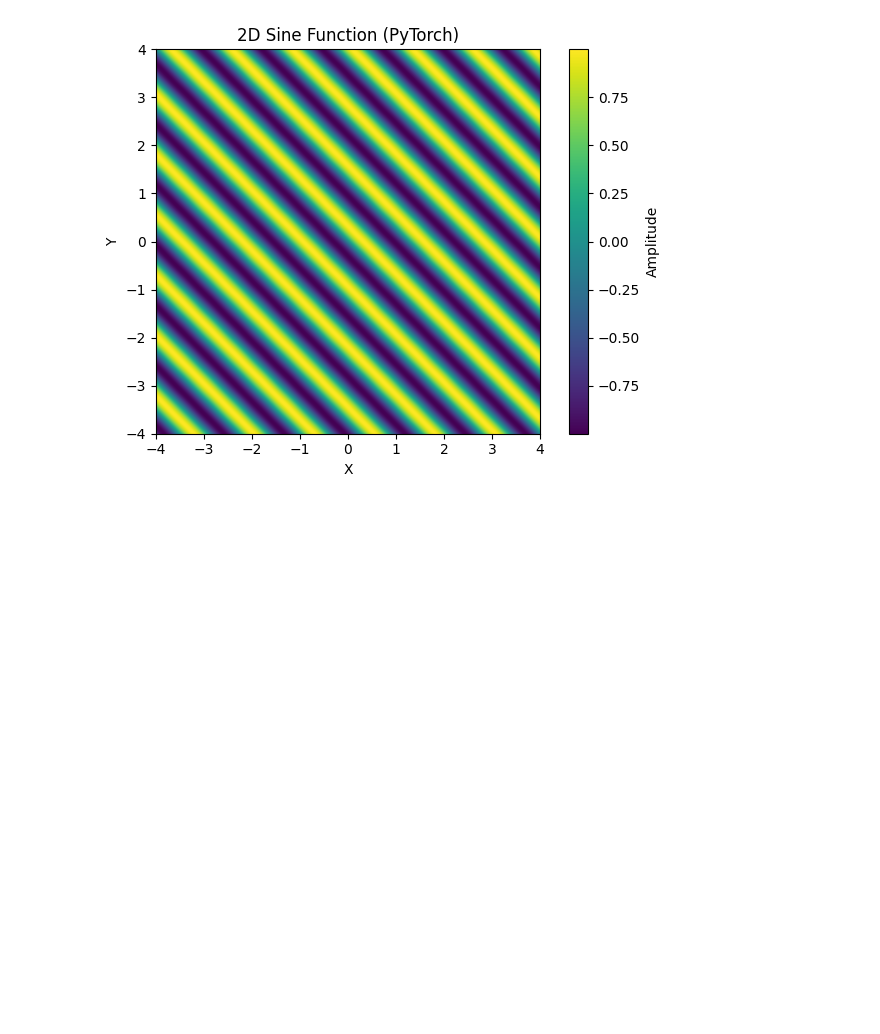
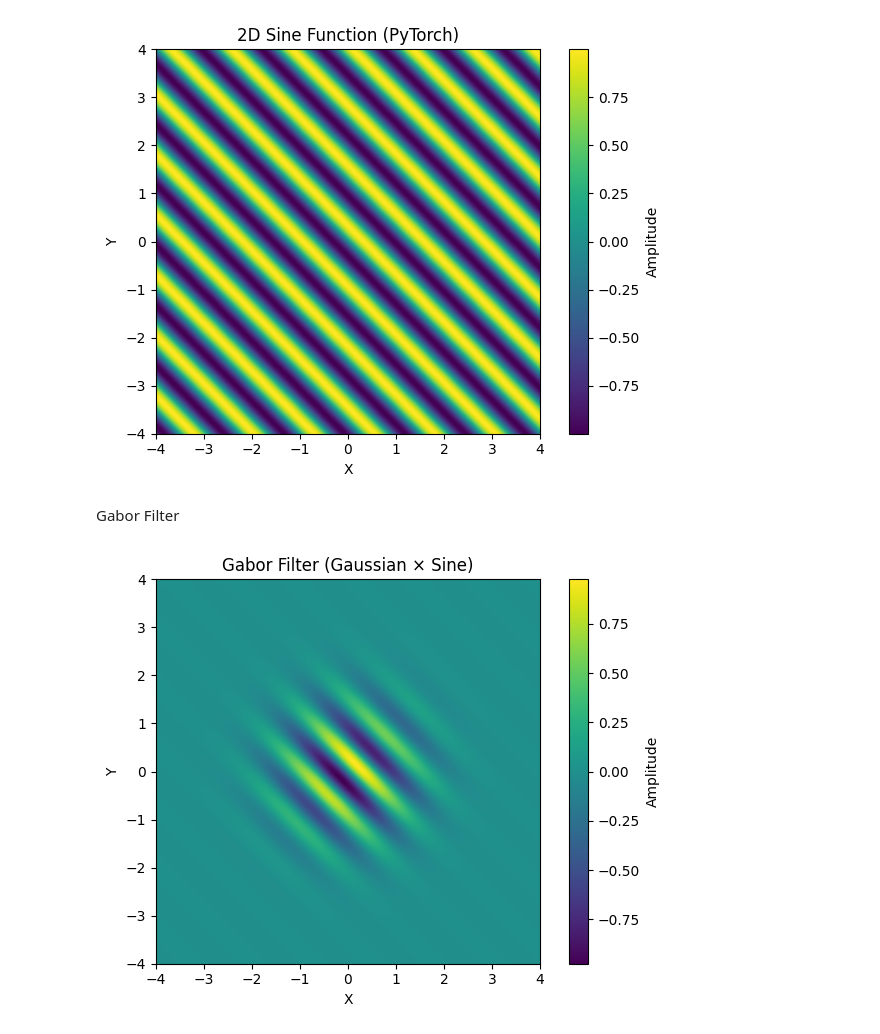
Before and after one commit to Thoemodachi/pattern-analysis-2025, a Jupyter notebook: a1.ipynb, the cells around one changed output. Cells and saved outputs as stored; diff of their text form; code cells hidden in the pictures; blank space fills up the shorter version.

```diff
--- a/a1.ipynb
+++ b/a1.ipynb
@@ -86,3 +86,27 @@ plt.tight_layout()
 plt.show()
 # %% [output]
 [figure]
+# %% [markdown]
+Gabor Filter
+# %%
+# Parameters for Gaussian
+sigma = 1.0
+gaussian = torch.exp(-(X**2 + Y**2) / (2 * sigma**2))
+
+# Parameters for sine function
+kx, ky = 5.0, 5.0
+sine_wave = torch.sin(kx * X + ky * Y)
+
+# Element-wise multiplication (modulation)
+gabor = gaussian * sine_wave
+
+# Plot result
+plt.imshow(gabor.numpy(), extent=[-4, 4, -4, 4], origin='lower', cmap='viridis')
+plt.title('Gabor Filter (Gaussian × Sine)')
+plt.xlabel('X')
+plt.ylabel('Y')
+plt.colorbar(label='Amplitude')
+plt.tight_layout()
+plt.show()
+# %% [output]
+[figure, added]
```
Also changed, not shown: parts of 13 cells of this notebook.
